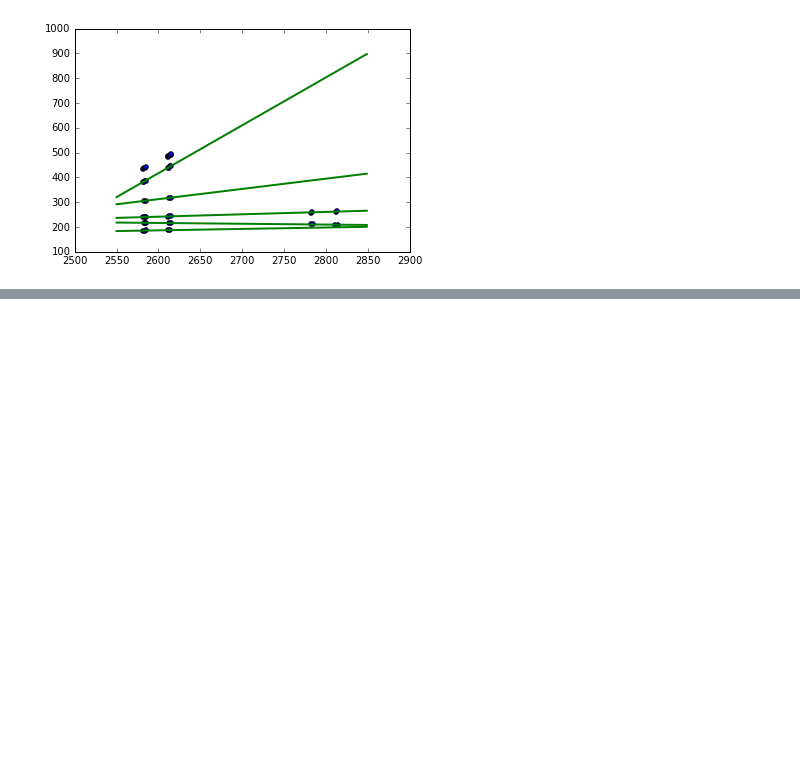
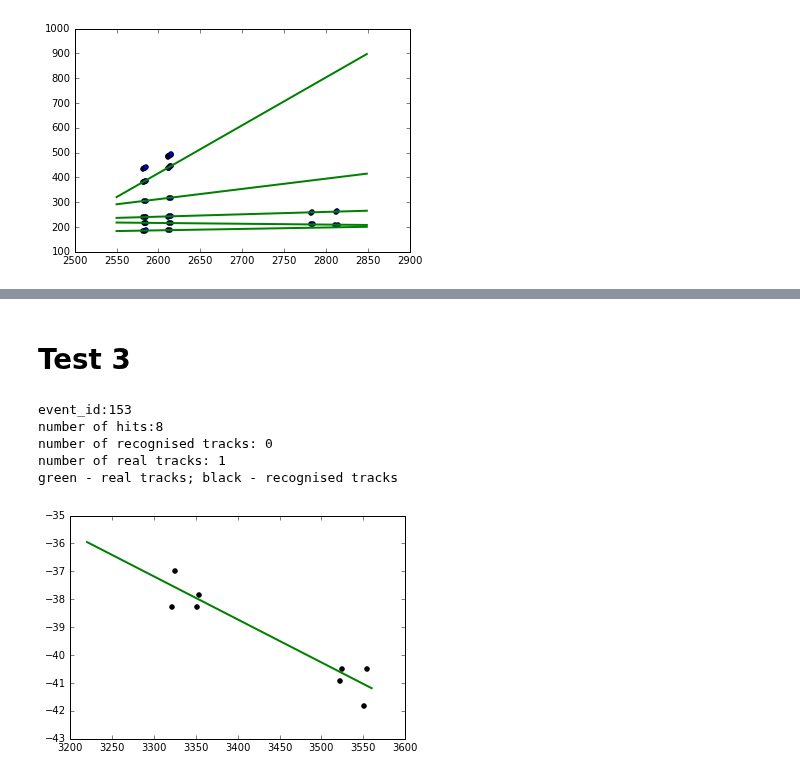
Before and after one commit to yandexdataschool/ship_tracks_recognition, a Jupyter notebook: TrackRecognition.ipynb, the cells around one changed output, grey strips where cells are left out. Cells and saved outputs as stored; diff of their text form; code cells hidden in the pictures; blank space fills up the shorter version.

```diff
--- a/TrackRecognition.ipynb
+++ b/TrackRecognition.ipynb
@@ -183,0 +228,11 @@ green - real tracks; black - recognised tracks
+# %% [markdown]
+# Test 3
+# %%
+tester_3_4(153)
+# %% [output]
+event_id:153
+number of hits:8
+number of recognised tracks: 0
+number of real tracks: 1
+green - real tracks; black - recognised tracks
+[figure, added]
```
Also changed, not shown: parts of 27 cells of this notebook, 1 other file.
